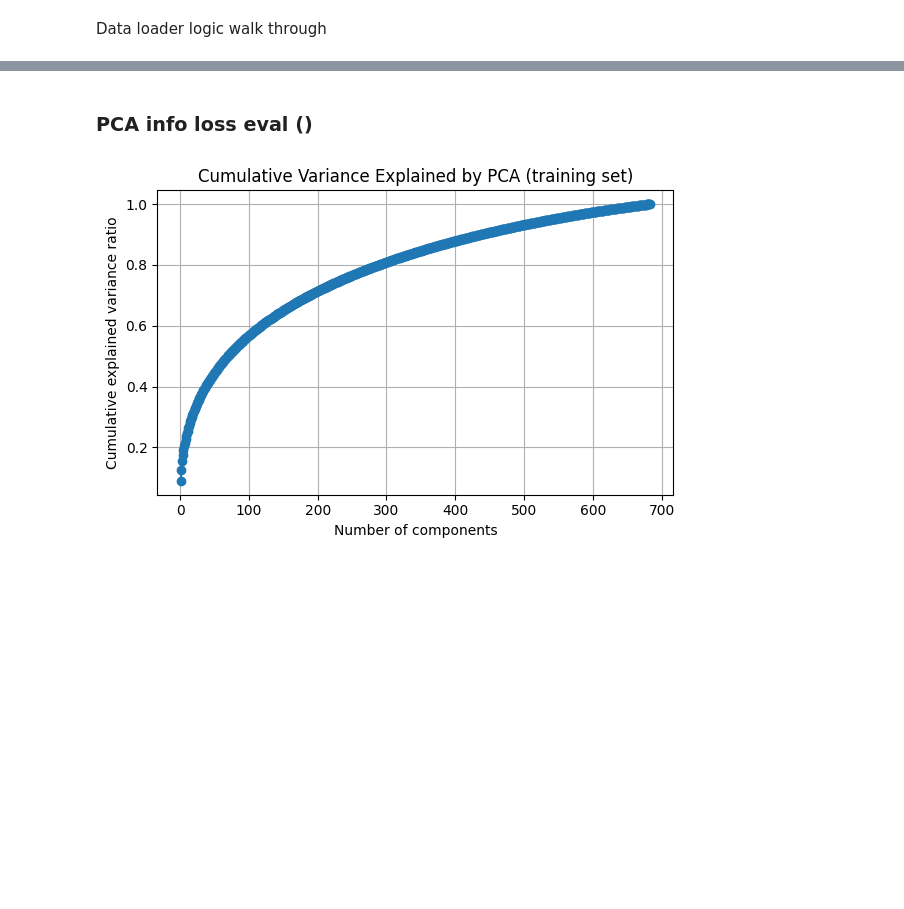
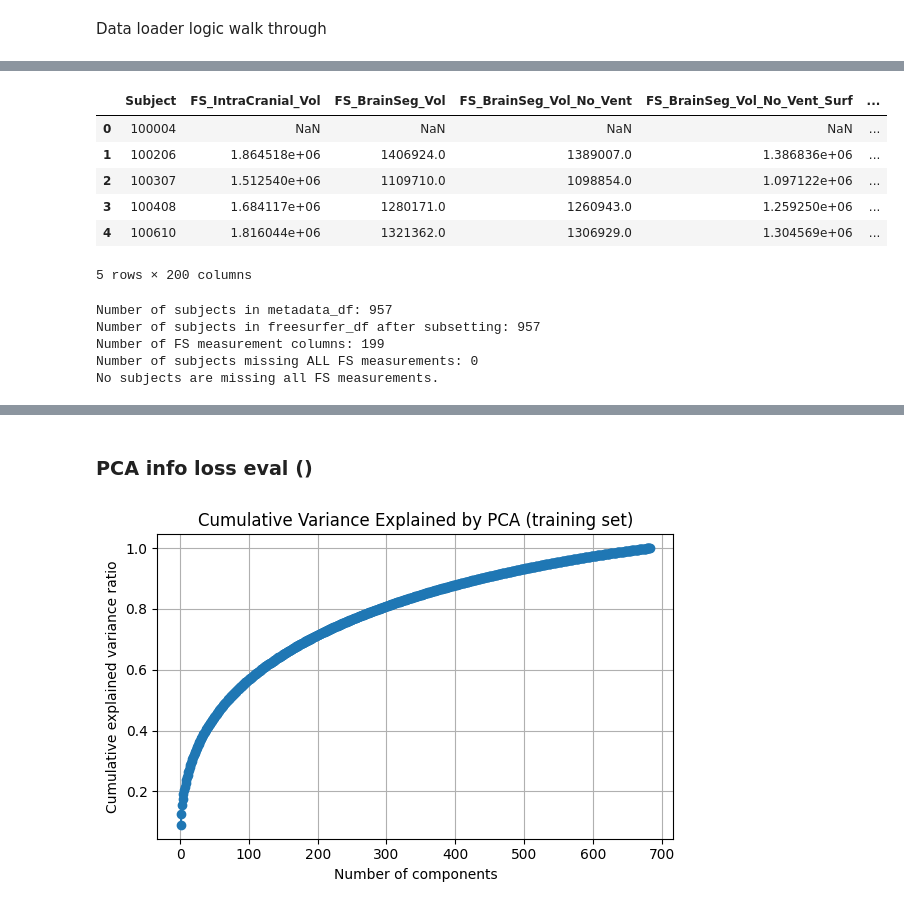
Before and after one commit to alexander-ratzan/Conn2Conn, a Jupyter notebook: toy.ipynb, the cells around one changed output, grey strips where cells are left out. Saved outputs shown, nothing was run; the diff lists cells and outputs as text; code cells hidden in the pictures; blank space fills up the shorter version.

```diff
--- a/toy.ipynb
+++ b/toy.ipynb
@@ -127,3 +140,70 @@ HCP_Dataset = HCP_Dataset(parcellation="Glasser", HCP_dir="/scratch/asr655/neuro
+# %%
+HCP_Dataset.freesurfer_df.head()
+# %% [output]
+|  | Subject | FS_IntraCranial_Vol | FS_BrainSeg_Vol | FS_BrainSeg_Vol_No_Vent | FS_BrainSeg_Vol_No_Vent_Surf | ... |
+| 0 | 100004 | NaN | NaN | NaN | NaN | ... |
+| 1 | 100206 | 1.864518e+06 | 1406924.0 | 1389007.0 | 1.386836e+06 | ... |
+| 2 | 100307 | 1.512540e+06 | 1109710.0 | 1098854.0 | 1.097122e+06 | ... |
+| 3 | 100408 | 1.684117e+06 | 1280171.0 | 1260943.0 | 1.259250e+06 | ... |
+| 4 | 100610 | 1.816044e+06 | 1321362.0 | 1306929.0 | 1.304569e+06 | ... |
+5 rows × 200 columns
+# %%
+# Of the 957 metadata subjects, count how many have missing data in all columns for freesurfer
+freesurfer_df = HCP_Dataset.freesurfer_df.copy()
+metadata_df = HCP_Dataset.metadata_df.copy()
+
+# Only keep freesurfer subjects that appear in the metadata subject list
+# Use lowercase check to match subject columns robustly
+meta_subj_col = None
+for col in metadata_df.columns:
+    if col.lower() == "subject":
+        meta_subj_col = col
+        break
+fs_subj_col = None
+for col in freesurfer_df.columns:
+    if col.lower() == "subject":
+        fs_subj_col = col
+        break
+if meta_subj_col is None or fs_subj_col is None:
+    raise ValueError("Could not find 'subject' column in metadata or freesurfer df!")
+
+# Subset freesurfer_df to only the subjects in metadata
+meta_subject_ids = metadata_df[meta_subj_col].astype(str)
+freesurfer_df = freesurfer_df[freesurfer_df[fs_subj_col].astype(str).isin(meta_subject_ids)].reset_index(drop=True)
+
+# Find columns that are actual Freesurfer measurements (exclude Subject or any other ID columns)
+fs_columns = [col for col in freesurfer_df.columns if col.lower() not in {'subject', 'subjectid', 'subject_id', 'id'}]
+
+# For each subject, check if all of the FS columns are null (i.e., missing all measurements)
+subjects_missing_all = freesurfer_df[freesurfer_df[fs_columns].isnull().all(axis=1)]
+
+print(f"Number of subjects in metadata_df: {metadata_df.shape[0]}")
+print(f"Number of subjects in freesurfer_df after subsetting: {freesurfer_df.shape[0]}")
+print(f"Number of FS measurement columns: {len(fs_columns)}")
+print(f"Number of subjects missing ALL FS measurements: {subjects_missing_all.shape[0]}")
+
+if not subjects_missing_all.empty:
+    print("Subjects missing all FS data (showing up to 5):")
+    show_cols = []
+    # Prefer a column that indicates subject id for display, fallback if no 'Subject'
+    if 'Subject' in freesurfer_df.columns:
+        show_cols.append('Subject')
+    elif 'subject' in freesurfer_df.columns:
+        show_cols.append('subject')
+    else:
+        show_cols.append(freesurfer_df.columns[0])
+    # Just show first FS column for preview
+    if len(fs_columns):
+        show_cols.append(fs_columns[0])
+    print(subjects_missing_all[show_cols].head())
+else:
+    print("No subjects are missing all FS measurements.")
+# %% [output]
+Number of subjects in metadata_df: 957
+Number of subjects in freesurfer_df after subsetting: 957
+Number of FS measurement columns: 199
+Number of subjects missing ALL FS measurements: 0
+No subjects are missing all FS measurements.
 # %%
 # Plot average SC matrices for train, val, test splits using tri2square
 sc_tri_indices = np.triu_indices(sc_matrices.shape[1], k=1)
```
Also changed, not shown: parts of 9 cells of this notebook, 4 other files.
